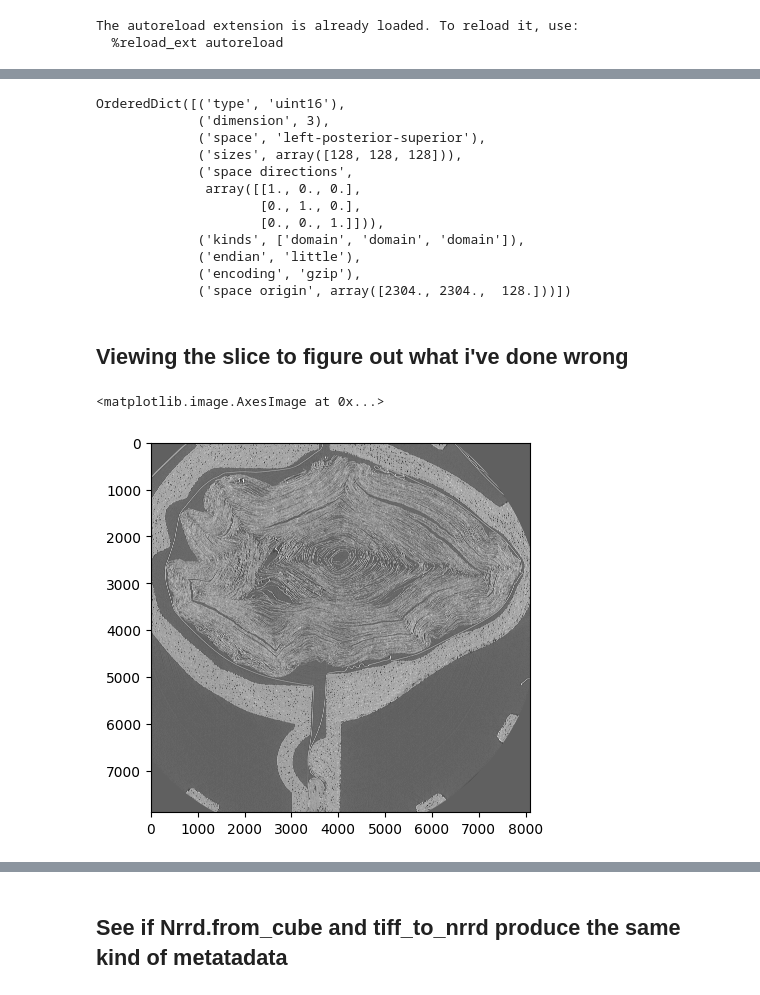
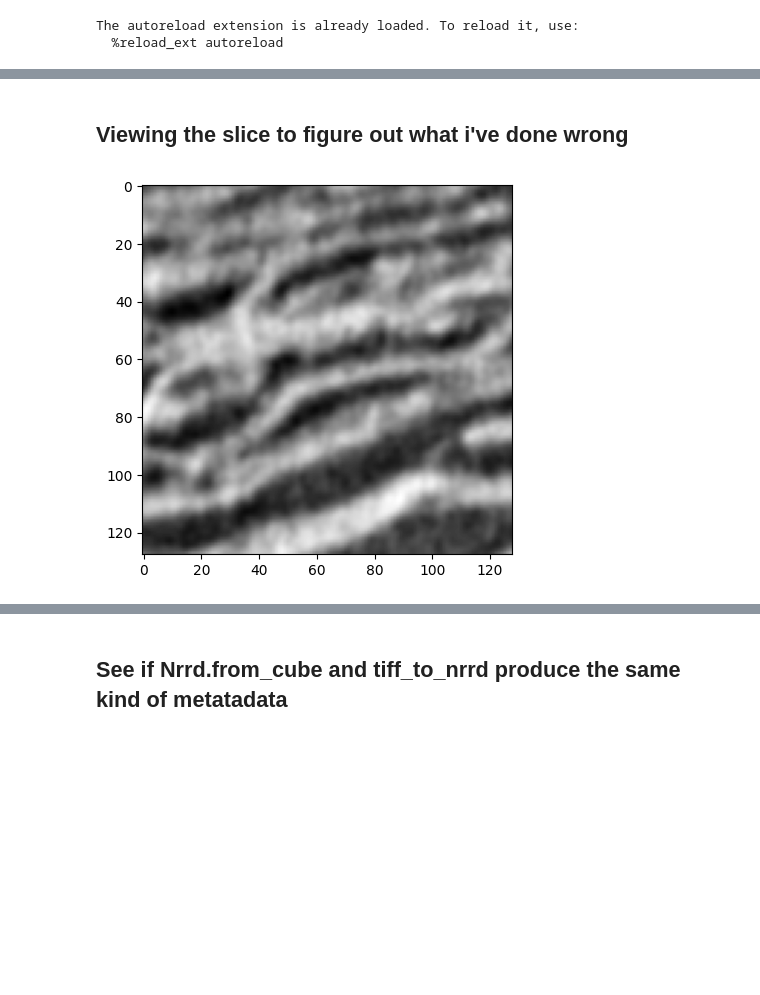
Before and after one commit to lcparker/synthetic-pages, a Jupyter notebook: notebooks/viewing-constructed-nrrds.ipynb, the cells around one changed output, grey strips where cells are left out. Drawn from its saved outputs; the diff is of its cells as text; code cells hidden in the pictures; blank space fills up the shorter version.

```diff
--- a/notebooks/viewing-constructed-nrrds.ipynb
+++ b/notebooks/viewing-constructed-nrrds.ipynb
@@ -82,19 +92,13 @@ show_four_axial(128, 2304, 2304, nrrds_folder)
-# %%
-ul.metadata
-# %% [output]
-OrderedDict([('type', 'uint16'),
-             ('dimension', 3),
-             ('space', 'left-posterior-superior'),
-             ('sizes', array([128, 128, 128])),
-             ('space directions',
-              array([[1., 0., 0.],
-                     [0., 1., 0.],
-                     [0., 0., 1.]])),
-             ('kinds', ['domain', 'domain', 'domain']),
-             ('endian', 'little'),
-             ('encoding', 'gzip'),
-             ('space origin', array([2304., 2304.,  128.]))])
 # %% [markdown]
 ## Viewing the slice to figure out what i've done wrong
 # %%
 from PIL import Image
+def plot_from_tif(tif_path: str, y, x, size):
+    img = Image.open(tif_path)
+    img = np.array(img)
+    plt.imshow(img[y:y+size, x:x+size], cmap='gray')
+    plt.show()
+fn = "/Volumes/lachlan-ssd/GP_tifstack_tiffs/raws/03968.tif"
+plot_from_tif(fn, y, x, 128)
+# %% [output]
+[figure, added]
@@ -104,5 +104,0 @@ slice_255 = np.array(slice_255)
-# %%
-plt.imshow(slice_255, cmap='gray')
-# %% [output]
-<matplotlib.image.AxesImage at 0x...>
-[figure, removed]
```
Also changed, not shown: parts of 11 cells of this notebook, 3 other files.
